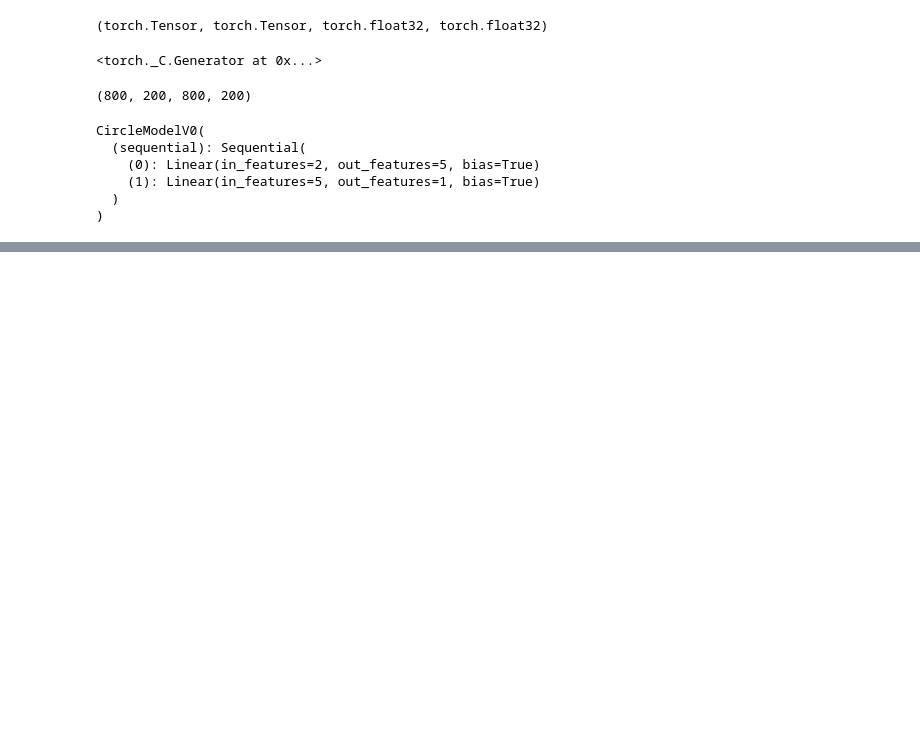
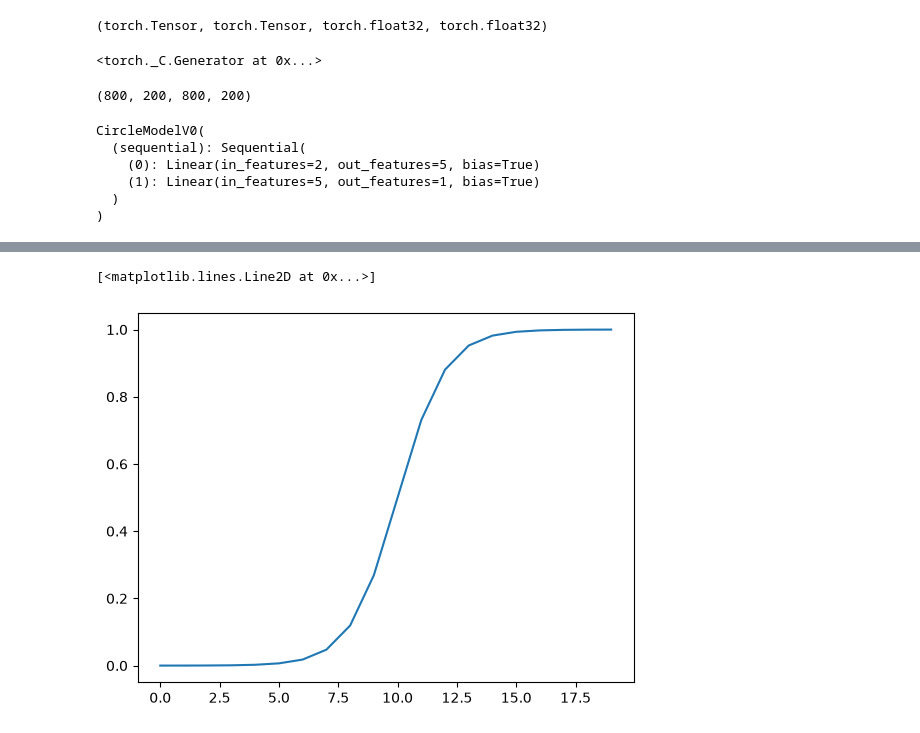
Before and after one commit to Jospin6/ai_training, a Jupyter notebook: notebooks/classification_model.ipynb, the cells around one changed output, grey strips where cells are left out. Saved outputs shown, nothing was run; the diff lists cells and outputs as text; code cells hidden in the pictures; blank space fills up the shorter version.

```diff
--- a/notebooks/classification_model.ipynb
+++ b/notebooks/classification_model.ipynb
@@ -164,0 +301,5 @@ tensor([[ 0.1476],
+# %%
+plt.plot(torch.sigmoid(A))
+# %% [output]
+[<matplotlib.lines.Line2D at 0x...>]
+[figure, added]
```
Also changed, not shown: parts of 31 cells of this notebook, 1 other file.
